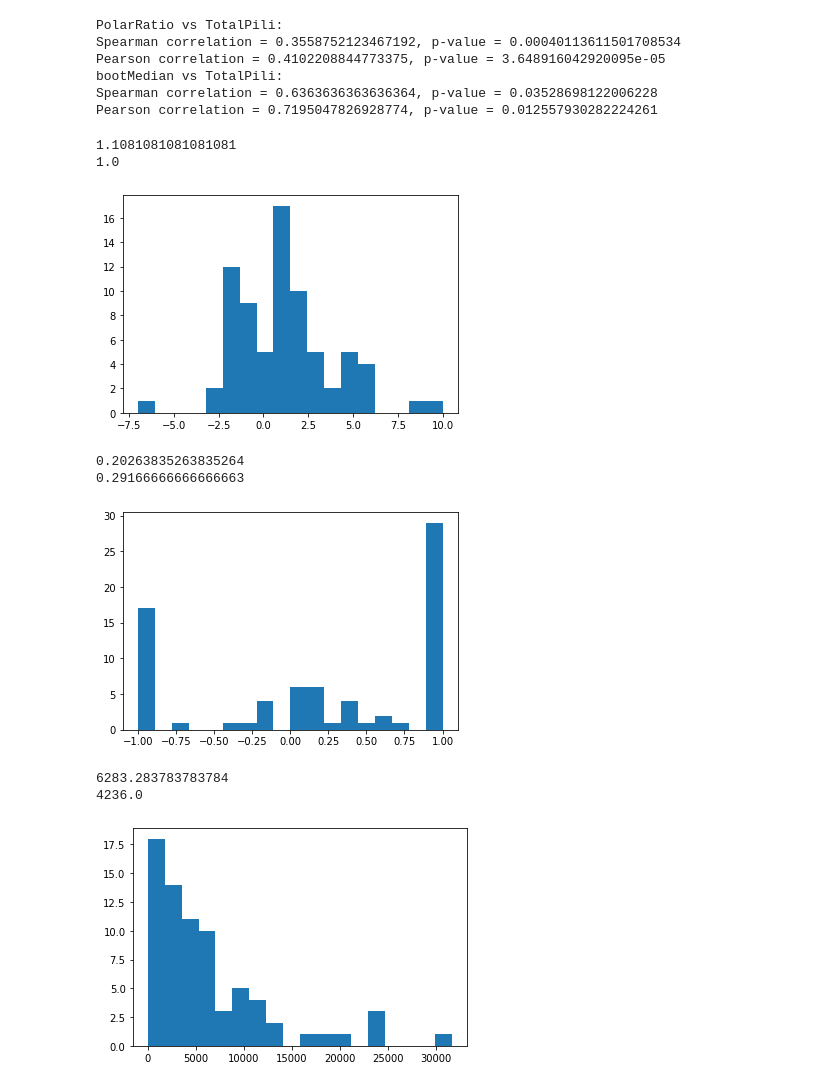
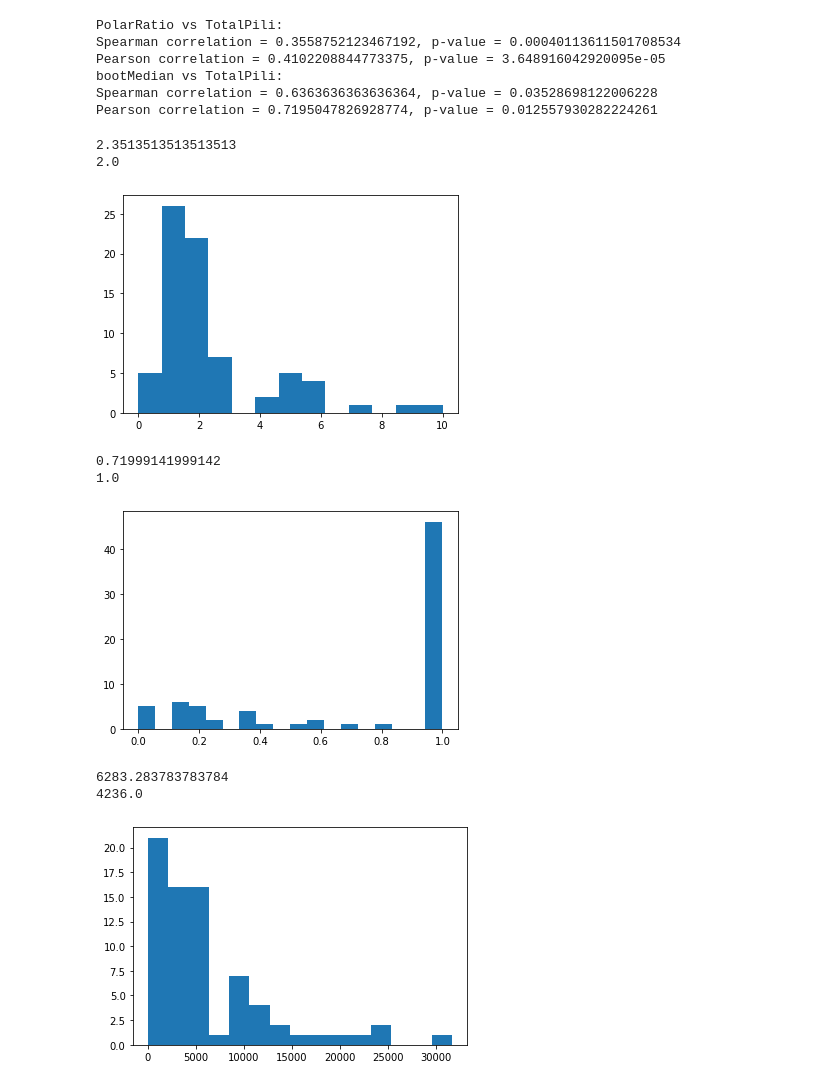
Before and after one commit to lorenzotala/PhD_codes, a Jupyter notebook: Mechanosensation/Python_code/Pole_analysis/Combined_Data/Generate_figures.ipynb, the cells around one changed output. Drawn from its saved outputs; the diff is of its cells as text; code cells hidden in the pictures.

```diff
--- a/Mechanosensation/Python_code/Pole_analysis/Combined_Data/Generate_figures.ipynb
+++ b/Mechanosensation/Python_code/Pole_analysis/Combined_Data/Generate_figures.ipynb
@@ -535,33 +535,33 @@ df_pilH['fluoB_fluoD_over_totFluoPole']=df_pilH['fluoB_fluoD']/(df_pilH['TotalFl
 # %%
 import matplotlib.pyplot as plt
 
-x_pili = df_pilH.loc[df_pilH['TotalPili']>0,'piliB_piliD'].values
+x_pili = np.abs(df_pilH.loc[df_pilH['TotalPili']>0,'piliB_piliD'].values)
 print(np.mean(x_pili))
 print(np.median(x_pili))
-plt.hist(x_pili, bins = 18)
+plt.hist(x_pili, bins = 13)
 plt.show()
 # %% [output]
-1.1081081081081081
-1.0
+2.3513513513513513
+2.0
-[figure, old version]
+[figure, new version]
 # %%
-y_pili = df_pilH.loc[df_pilH['TotalPili']>0,'piliB_piliD_over_Tot'].values
+y_pili = np.abs(df_pilH.loc[df_pilH['TotalPili']>0,'piliB_piliD_over_Tot'].values)
 print(np.mean(y_pili))
 print(np.median(y_pili))
 plt.hist(y_pili, bins = 18)
 plt.show()
 # %% [output]
-0.20263835263835264
-0.29166666666666663
+0.71999141999142
+1.0
-[figure, old version]
+[figure, new version]
 # %%
-x_fluo = df_pilH.loc[df_pilH['TotalPili']>0,'fluoB_fluoD'].values
+x_fluo = np.abs(df_pilH.loc[df_pilH['TotalPili']>0,'fluoB_fluoD'].values)
 print(np.mean(x_fluo))
 print(np.median(x_fluo))
-plt.hist(x_fluo, bins = 18)
+plt.hist(x_fluo, bins = 15)
 plt.show()
 # %% [output]
 6283.283783783784
 4236.0
-[figure, old version]
+[figure, new version]
 # %%
```
Also changed, not shown: parts of 2 cells of this notebook, 5 other files.
